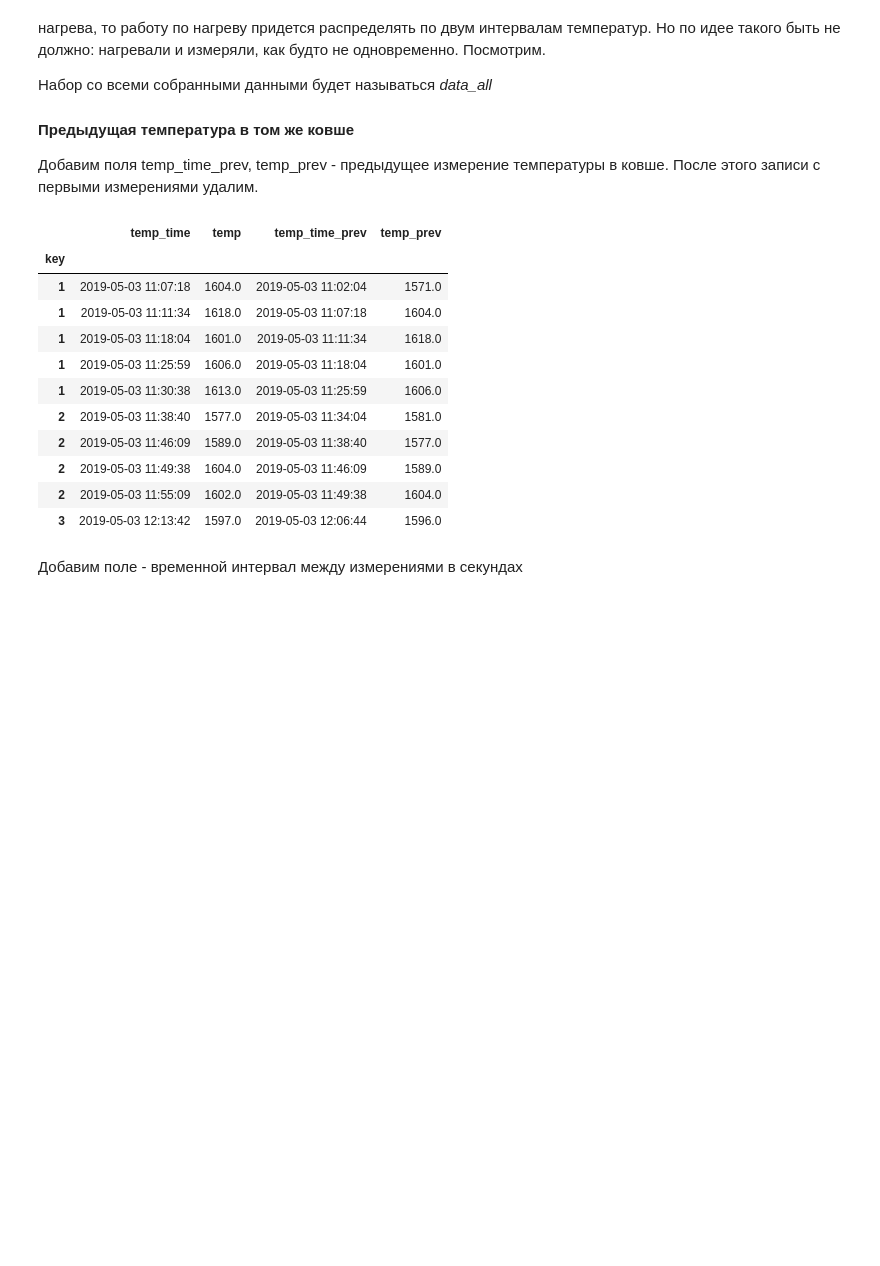
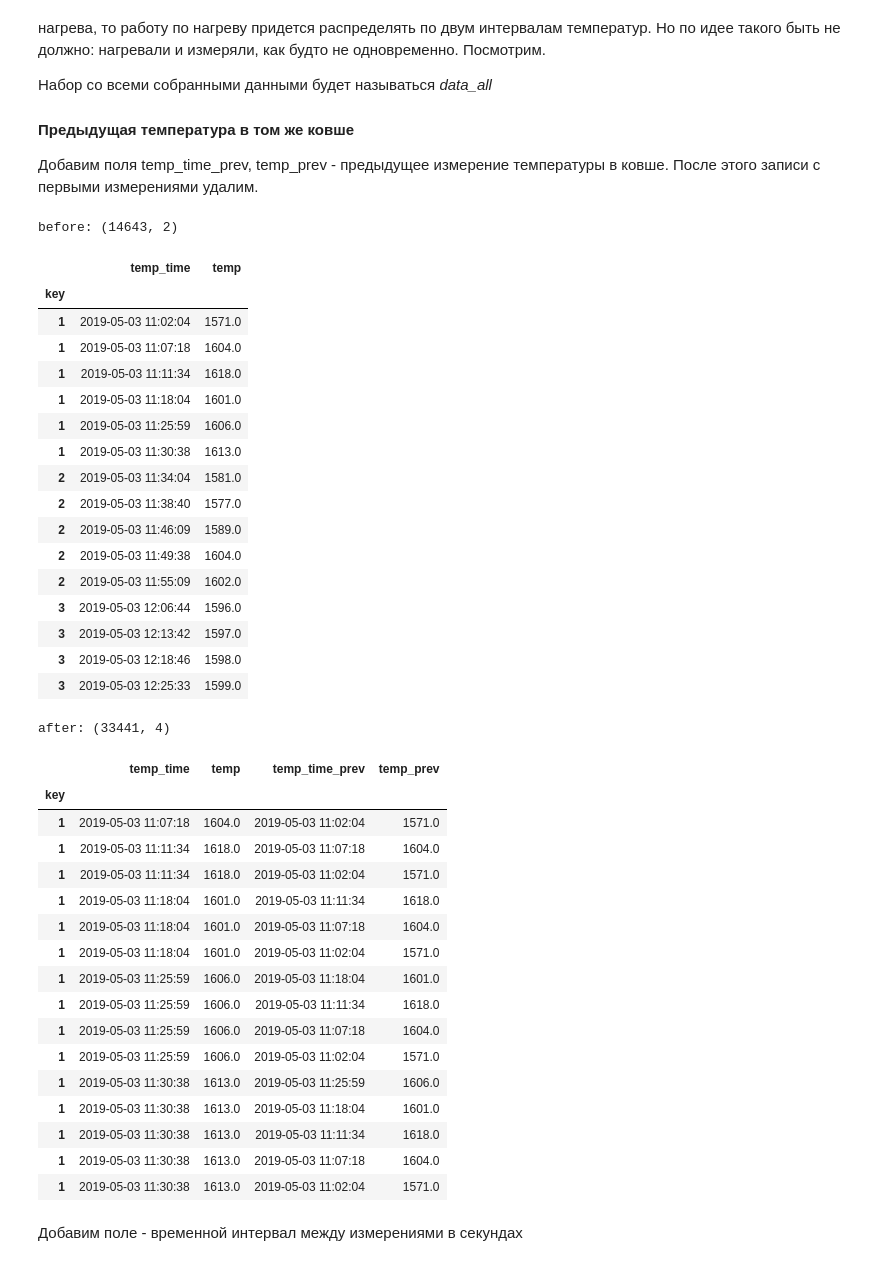
Before and after one commit to wtom76/practicum, a Jupyter notebook: final/0d09d352-9cae-4cc7-85c2-f88ea711ad45.ipynb, the cells around one changed output. Drawn from its saved outputs; the diff is of its cells as text; code cells hidden in the pictures; blank space fills up the shorter version.

```diff
--- a/final/0d09d352-9cae-4cc7-85c2-f88ea711ad45.ipynb
+++ b/final/0d09d352-9cae-4cc7-85c2-f88ea711ad45.ipynb
@@ -22,6 +22,8 @@ from sklearn.compose import ColumnTransformer
 from sklearn.pipeline import Pipeline
 
 import optuna
+
+pd.set_option('display.max_columns', 100)
 # %% [markdown]
 ## Загрузка данных
 # %%
@@ -621,25 +623,61 @@ Name: arc_apparent_power, dtype: float64
 Добавим поля temp_time_prev, temp_prev - предыдущее измерение температуры в ковше. После этого записи с первыми измерениями удалим.
 # %%
 data_all = data_temp.reset_index().sort_values(by=['key', 'temp_time'])
-data_all_prev = data_all.groupby(by='key').shift(periods=1, fill_value=None)
-data_all = data_all.merge(data_all_prev, how='left', left_index=True, right_index=True, suffixes=('', '_prev'))
-del data_all_prev
+data_result = pd.DataFrame()
+for distance in range(1, 6):
+	data_all_prev = data_all.groupby(by='key').shift(periods=distance, fill_value=None)
+	data_merged = data_all.merge(data_all_prev, how='left', left_index=True, right_index=True, suffixes=('', '_prev'))
+	if data_result.empty:
+		data_result = data_merged
+	else:
+		data_result = pd.concat([data_result, data_merged])
+
+data_all = data_result
 data_all.set_index('key', inplace=True)
+data_all.sort_values(by=['key', 'temp_time'], inplace=True)
 data_all.dropna(inplace=True)
-data_all.head(10)
+
+print('before:', data_temp.shape)
+display(data_temp.head(15))
+print('after:', data_all.shape)
+display(data_all.head(15))
 # %% [output]
+before: (14643, 2)
-|  | temp_time | temp | temp_time_prev | temp_prev |
-| key |  |  |  |  |
-| 1 | 2019-05-03 11:07:18 | 1604.0 | 2019-05-03 11:02:04 | 1571.0 |
-| 1 | 2019-05-03 11:11:34 | 1618.0 | 2019-05-03 11:07:18 | 1604.0 |
-| 1 | 2019-05-03 11:18:04 | 1601.0 | 2019-05-03 11:11:34 | 1618.0 |
-| 1 | 2019-05-03 11:25:59 | 1606.0 | 2019-05-03 11:18:04 | 1601.0 |
-| 1 | 2019-05-03 11:30:38 | 1613.0 | 2019-05-03 11:25:59 | 1606.0 |
-| 2 | 2019-05-03 11:38:40 | 1577.0 | 2019-05-03 11:34:04 | 1581.0 |
-| 2 | 2019-05-03 11:46:09 | 1589.0 | 2019-05-03 11:38:40 | 1577.0 |
-| 2 | 2019-05-03 11:49:38 | 1604.0 | 2019-05-03 11:46:09 | 1589.0 |
-| 2 | 2019-05-03 11:55:09 | 1602.0 | 2019-05-03 11:49:38 | 1604.0 |
-| 3 | 2019-05-03 12:13:42 | 1597.0 | 2019-05-03 12:06:44 | 1596.0 |
+|  | temp_time | temp |
+| key |  |  |
+| 1 | 2019-05-03 11:02:04 | 1571.0 |
+| 1 | 2019-05-03 11:07:18 | 1604.0 |
+| 1 | 2019-05-03 11:11:34 | 1618.0 |
+| 1 | 2019-05-03 11:18:04 | 1601.0 |
+| 1 | 2019-05-03 11:25:59 | 1606.0 |
+| 1 | 2019-05-03 11:30:38 | 1613.0 |
+| 2 | 2019-05-03 11:34:04 | 1581.0 |
+| 2 | 2019-05-03 11:38:40 | 1577.0 |
+| 2 | 2019-05-03 11:46:09 | 1589.0 |
+| 2 | 2019-05-03 11:49:38 | 1604.0 |
+| 2 | 2019-05-03 11:55:09 | 1602.0 |
+| 3 | 2019-05-03 12:06:44 | 1596.0 |
+| 3 | 2019-05-03 12:13:42 | 1597.0 |
+| 3 | 2019-05-03 12:18:46 | 1598.0 |
+| 3 | 2019-05-03 12:25:33 | 1599.0 |
+after: (33441, 4)
+|  | temp_time | temp | temp_time_prev | temp_prev |
+| key |  |  |  |  |
+| 1 | 2019-05-03 11:07:18 | 1604.0 | 2019-05-03 11:02:04 | 1571.0 |
+| 1 | 2019-05-03 11:11:34 | 1618.0 | 2019-05-03 11:07:18 | 1604.0 |
+| 1 | 2019-05-03 11:11:34 | 1618.0 | 2019-05-03 11:02:04 | 1571.0 |
+| 1 | 2019-05-03 11:18:04 | 1601.0 | 2019-05-03 11:11:34 | 1618.0 |
+| 1 | 2019-05-03 11:18:04 | 1601.0 | 2019-05-03 11:07:18 | 1604.0 |
+| 1 | 2019-05-03 11:18:04 | 1601.0 | 2019-05-03 11:02:04 | 1571.0 |
+| 1 | 2019-05-03 11:25:59 | 1606.0 | 2019-05-03 11:18:04 | 1601.0 |
+| 1 | 2019-05-03 11:25:59 | 1606.0 | 2019-05-03 11:11:34 | 1618.0 |
+| 1 | 2019-05-03 11:25:59 | 1606.0 | 2019-05-03 11:07:18 | 1604.0 |
+| 1 | 2019-05-03 11:25:59 | 1606.0 | 2019-05-03 11:02:04 | 1571.0 |
+| 1 | 2019-05-03 11:30:38 | 1613.0 | 2019-05-03 11:25:59 | 1606.0 |
+| 1 | 2019-05-03 11:30:38 | 1613.0 | 2019-05-03 11:18:04 | 1601.0 |
+| 1 | 2019-05-03 11:30:38 | 1613.0 | 2019-05-03 11:11:34 | 1618.0 |
+| 1 | 2019-05-03 11:30:38 | 1613.0 | 2019-05-03 11:07:18 | 1604.0 |
+| 1 | 2019-05-03 11:30:38 | 1613.0 | 2019-05-03 11:02:04 | 1571.0 |
 # %% [markdown]
 Добавим поле - временной интервал между измерениями в секундах
 # %%
```
Also changed, not shown: parts of 39 cells of this notebook.
